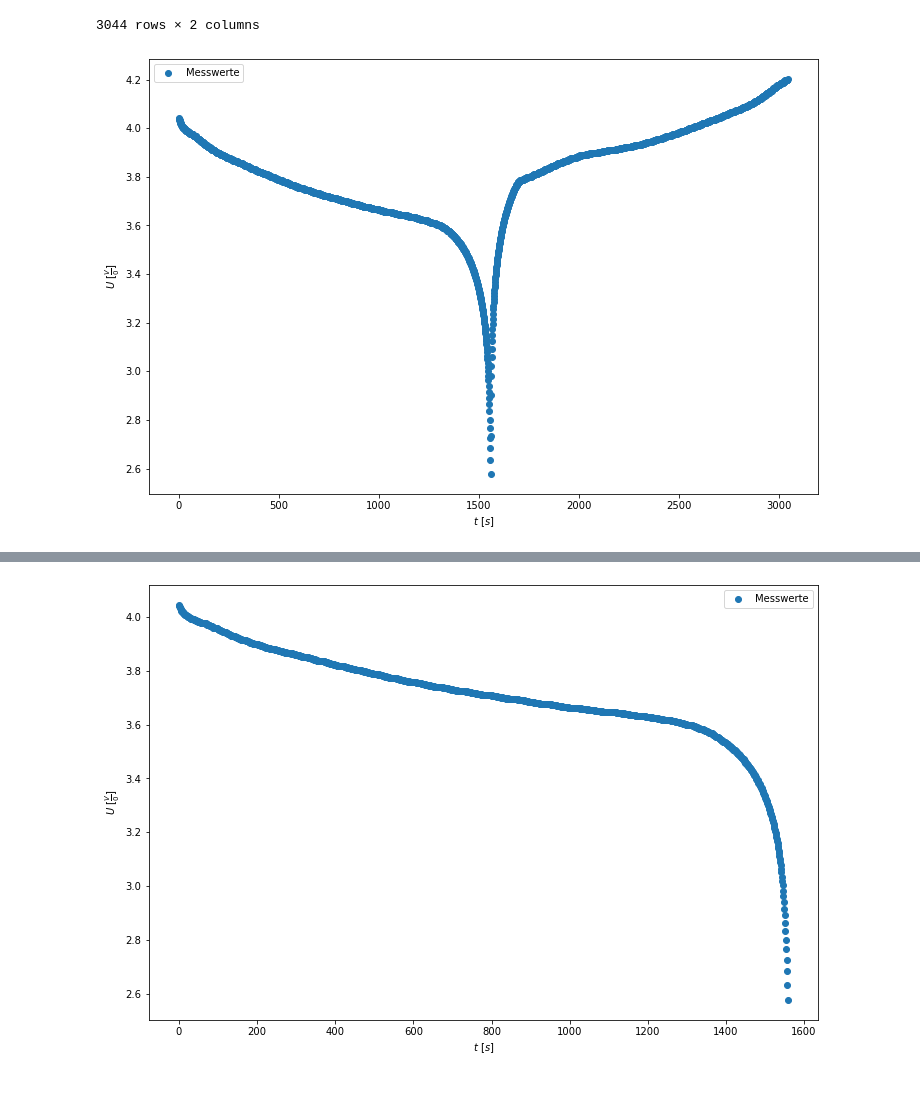
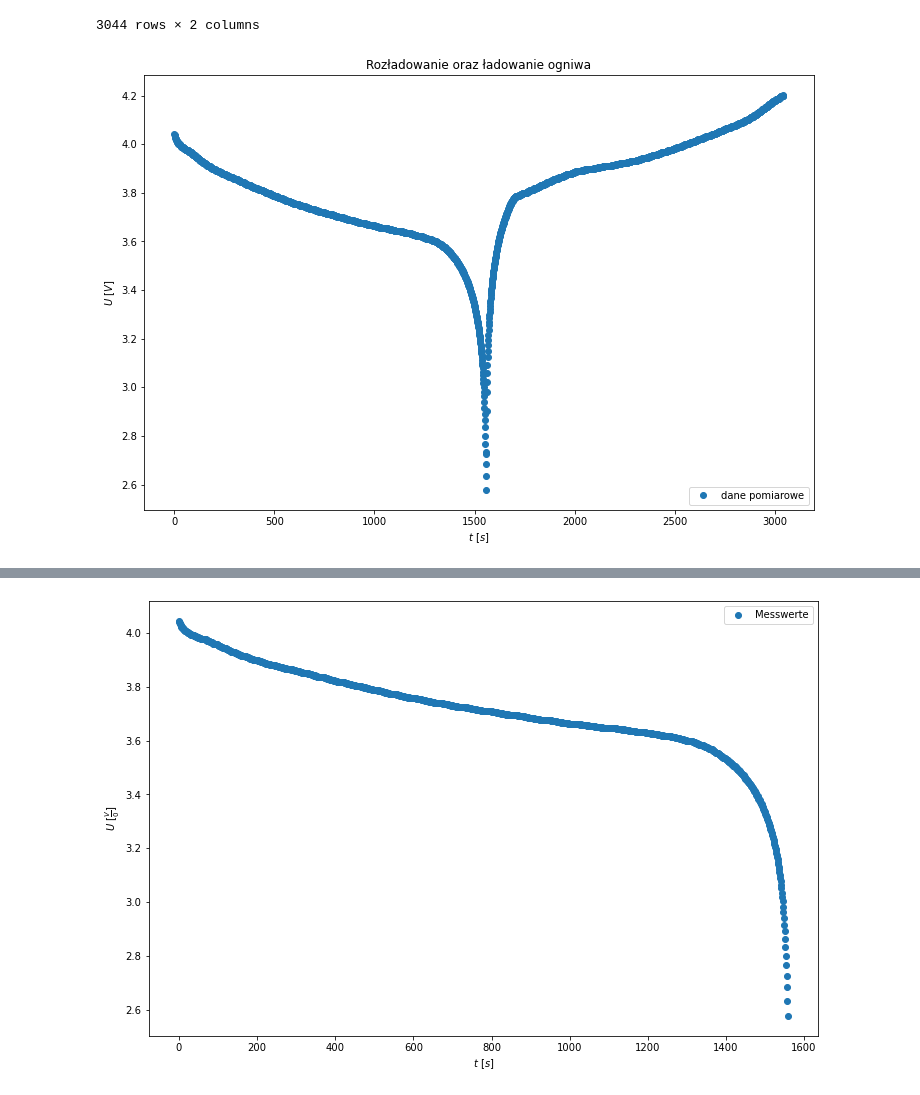
Before and after one commit to finem4n/physics-lab-ii, a Jupyter notebook: lab10/measured.ipynb, the cells around one changed output, grey strips where cells are left out. Saved outputs shown, nothing was run; the diff lists cells and outputs as text; code cells hidden in the pictures.

Commit message:
plots describsions

```diff
--- a/lab10/measured.ipynb
+++ b/lab10/measured.ipynb
@@ -30,15 +30,17 @@ alles
 3044 rows × 2 columns
 # %%
 fig, ax = plt.subplots(figsize = (12,8))
-ax.plot(alles["t"], alles["U"], 'o', label="Messwerte")
+ax.plot(alles["t"], alles["U"], 'o', label="dane pomiarowe")
 ax.set_xlabel(r"$t$ [$s$]")
-ax.set_ylabel(r"$U$ [$\frac{V}{0}$]")
-ax.legend()
+#ax.set_ylabel(r"$U$ [$\frac{V}{0}$]")
+ax.set_ylabel(r"$U$ [$V$]")
+ax.legend(loc=4)
+ax.set_title("Rozładowanie oraz ładowanie ogniwa")
 fig.savefig("out/alles.jpg")
 
 plt.show()
 # %% [output]
-[figure, old version]
+[figure, new version]
 # %%
 dch = pd.read_csv("in/KM_MT.001", sep="\s+", header = 0, names = ["t", "U"], skiprows=0, usecols=[0, 1], decimal=",")
 dch["U"] = dch["U"]/1000
```
Also changed, not shown: parts of 1 cell of this notebook, 1 other file.
